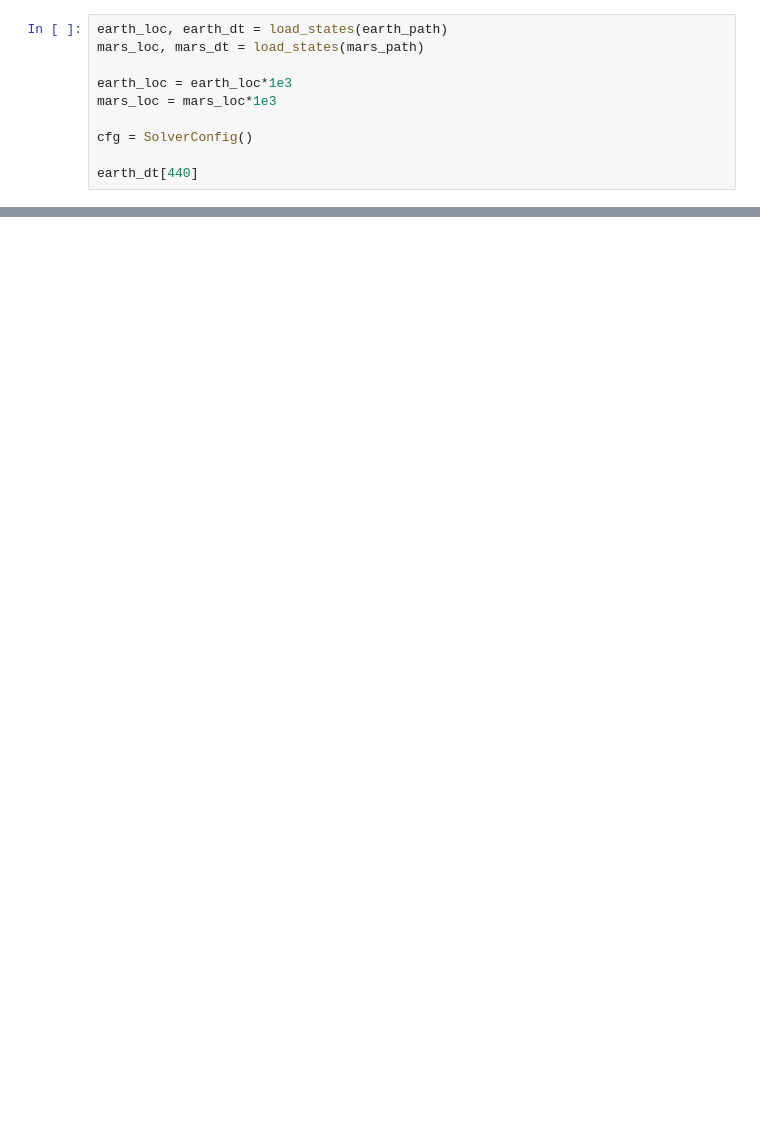
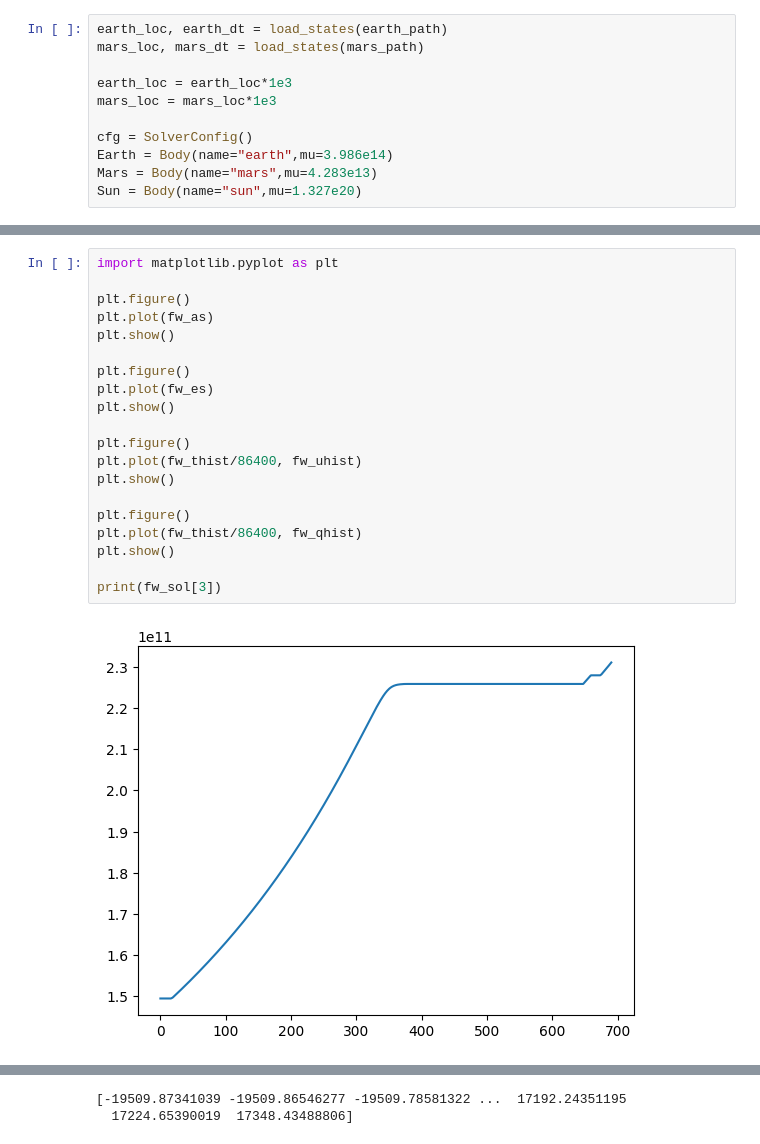
Before and after one commit to megg05/lowthrust-earthmars, a Jupyter notebook: scripts/run_optimizer.ipynb, the cells around one changed output, grey strips where cells are left out. Drawn from its saved outputs; the diff is of its cells as text; blank space fills up the shorter version.

```diff
--- a/scripts/run_optimizer.ipynb
+++ b/scripts/run_optimizer.ipynb
@@ -22,5 +23,6 @@ earth_loc = earth_loc*1e3
 mars_loc = mars_loc*1e3
 
 cfg = SolverConfig()
-
-earth_dt[440]
+Earth = Body(name="earth",mu=3.986e14)
+Mars = Body(name="mars",mu=4.283e13)
+Sun = Body(name="sun",mu=1.327e20)
@@ -156,0 +163,22 @@ plt.show()
+# %%
+import matplotlib.pyplot as plt
+
+plt.figure()
+plt.plot(fw_as)
+plt.show()
+
+plt.figure()
+plt.plot(fw_es)
+plt.show()
+
+plt.figure()
+plt.plot(fw_thist/86400, fw_uhist)
+plt.show()
+
+plt.figure()
+plt.plot(fw_thist/86400, fw_qhist)
+plt.show()
+
+print(fw_sol[3])
+# %% [output]
+[figure, added]
@@ -157,3 +188,5 @@ plt.show()
+[-19509.87341039 -19509.86546277 -19509.78581322 ...  17192.24351195
+  17224.65390019  17348.43488806]
 # %%
 import plotly.graph_objects as go
 import numpy as np
```
Also changed, not shown: parts of 12 cells of this notebook, 5 other files.
